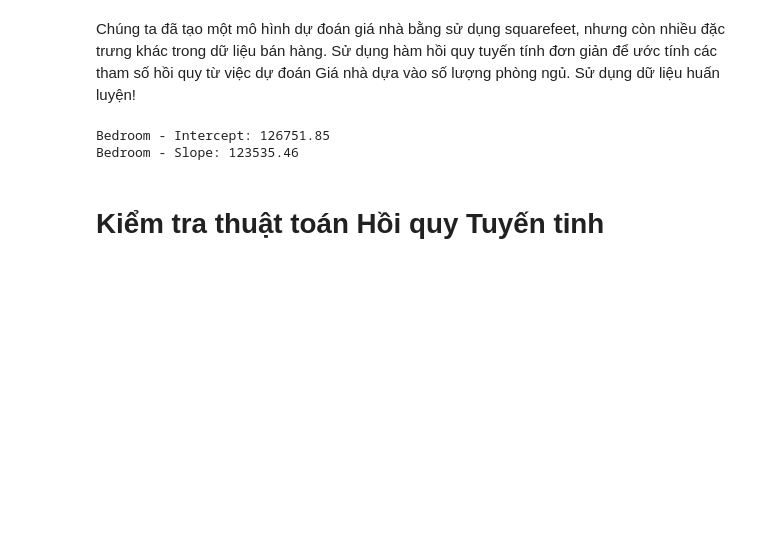
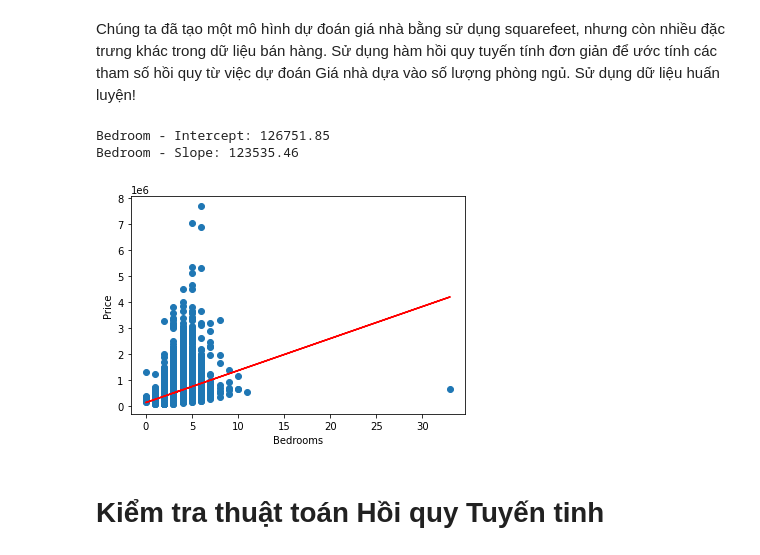
Before and after one commit to aidino/funix, a Jupyter notebook: labs/c2-regression/lab-1.ipynb, the cells around one changed output. Drawn from its saved outputs; the diff is of its cells as text; code cells hidden in the pictures; blank space fills up the shorter version.

```diff
--- a/labs/c2-regression/lab-1.ipynb
+++ b/labs/c2-regression/lab-1.ipynb
@@ -221,6 +239,15 @@ print("Bedroom - Slope: %.2f" % (bedroom_slope))
 # %% [output]
 Bedroom - Intercept: 126751.85
 Bedroom - Slope: 123535.46
+# %%
+# Visualize the data with a scatter plot
+plt.scatter(bedroom_features, bedroom_labels)
+plt.plot(bedroom_features, bedroom_intercept + bedroom_slope*bedroom_features, 'r-')
+plt.xlabel('Bedrooms')
+plt.ylabel('Price')
+plt.show()
+# %% [output]
+[figure, added]
 # %% [markdown]
 # Kiểm tra thuật toán Hồi quy Tuyến tinh
 # %% [markdown]
```
Also changed, not shown: parts of 3 cells of this notebook, 7 other files.
